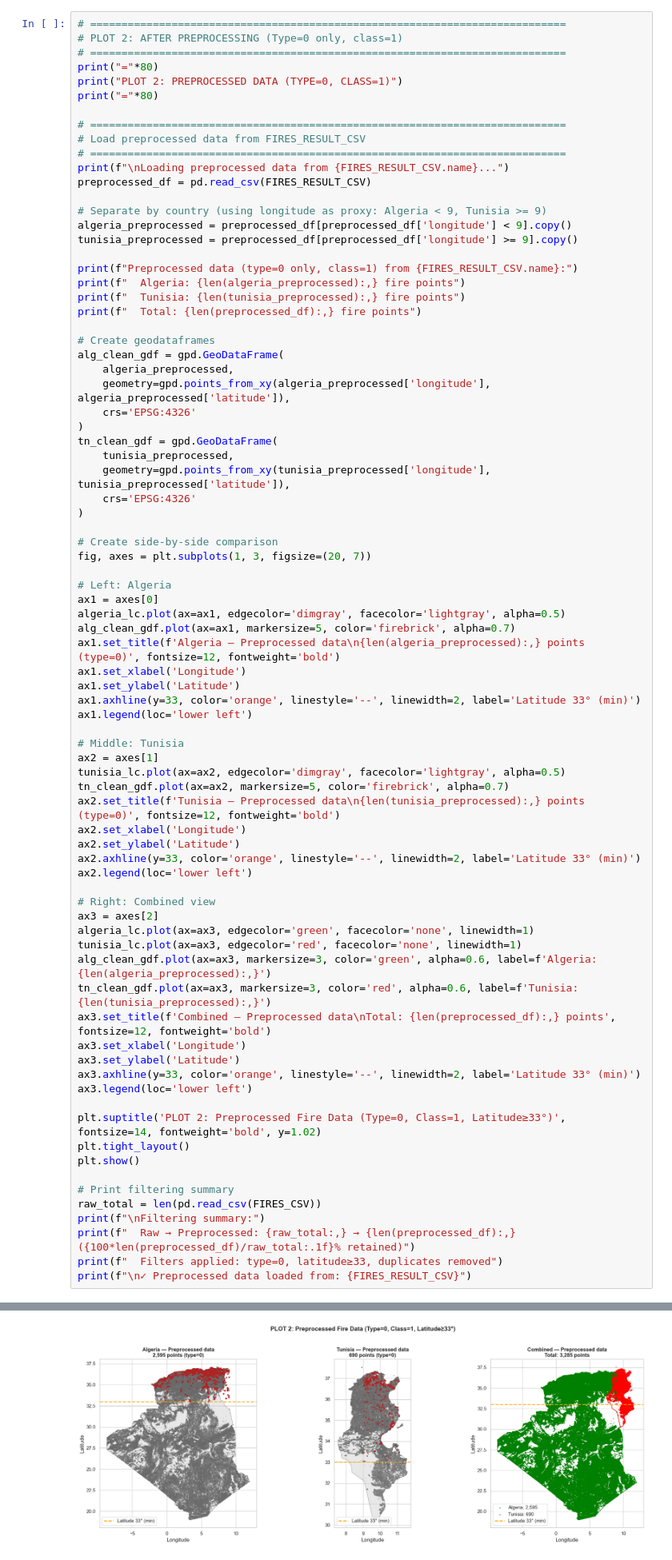
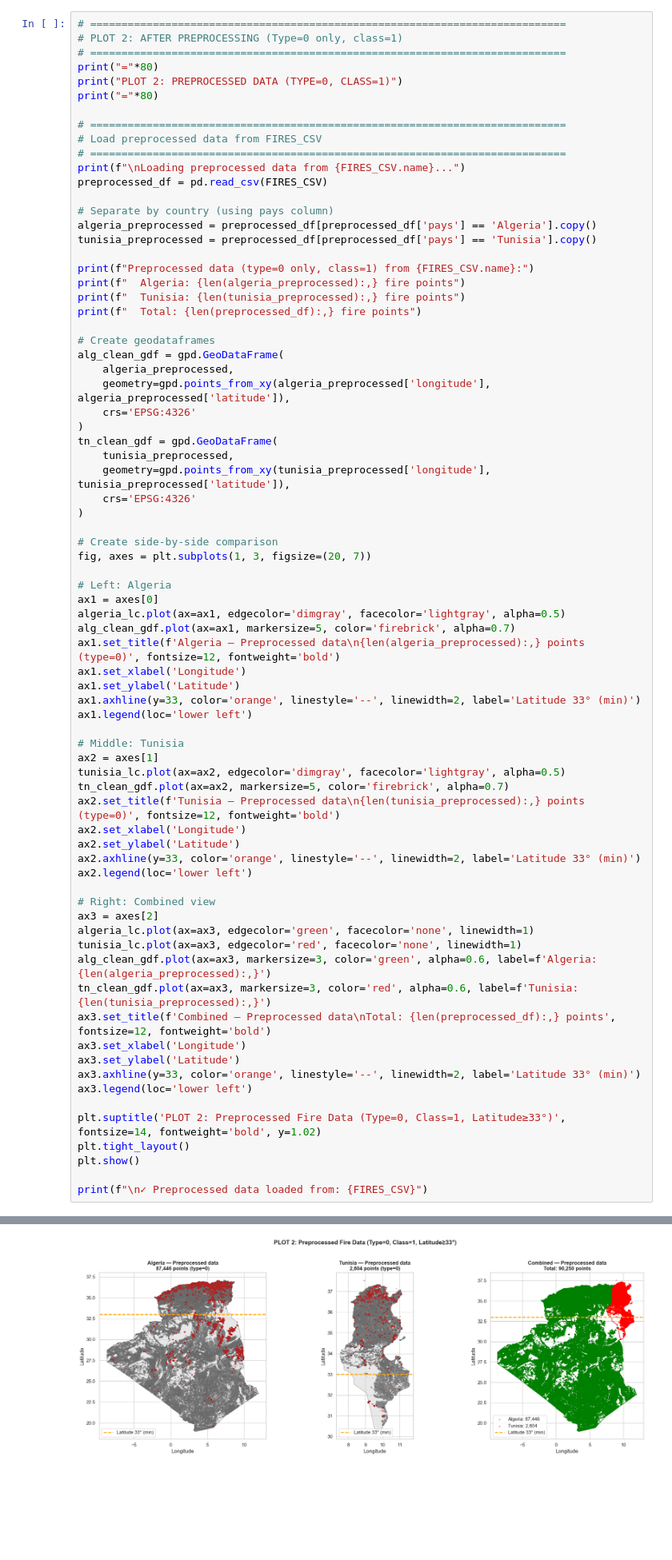
Before and after one commit to BESSAI-Tayeb/forest-fires-algeria-tunisia-analysis, a Jupyter notebook: analysis/analysis/fire.ipynb, the cells around one changed output, grey strips where cells are left out. Shown at 80% size. Cells and saved outputs as stored; diff of their text form; blank space fills up the shorter version.

```diff
--- a/analysis/analysis/fire.ipynb
+++ b/analysis/analysis/fire.ipynb
@@ -921,16 +948,16 @@ print("PLOT 2: PREPROCESSED DATA (TYPE=0, CLASS=1)")
 print("="*80)
 
 # ============================================================================
-# Load preprocessed data from FIRES_RESULT_CSV
+# Load preprocessed data from FIRES_CSV
 # ============================================================================
-print(f"\nLoading preprocessed data from {FIRES_RESULT_CSV.name}...")
-preprocessed_df = pd.read_csv(FIRES_RESULT_CSV)
+print(f"\nLoading preprocessed data from {FIRES_CSV.name}...")
+preprocessed_df = pd.read_csv(FIRES_CSV)
 
-# Separate by country (using longitude as proxy: Algeria < 9, Tunisia >= 9)
-algeria_preprocessed = preprocessed_df[preprocessed_df['longitude'] < 9].copy()
-tunisia_preprocessed = preprocessed_df[preprocessed_df['longitude'] >= 9].copy()
+# Separate by country (using pays column)
+algeria_preprocessed = preprocessed_df[preprocessed_df['pays'] == 'Algeria'].copy()
+tunisia_preprocessed = preprocessed_df[preprocessed_df['pays'] == 'Tunisia'].copy()
 
-print(f"Preprocessed data (type=0 only, class=1) from {FIRES_RESULT_CSV.name}:")
+print(f"Preprocessed data (type=0 only, class=1) from {FIRES_CSV.name}:")
 print(f"  Algeria: {len(algeria_preprocessed):,} fire points")
 print(f"  Tunisia: {len(tunisia_preprocessed):,} fire points")
 print(f"  Total: {len(preprocessed_df):,} fire points")
@@ -986,12 +1013,7 @@ plt.suptitle('PLOT 2: Preprocessed Fire Data (Type=0, Class=1, Latitude≥33°)'
 plt.tight_layout()
 plt.show()
 
-# Print filtering summary
-raw_total = len(pd.read_csv(FIRES_CSV))
-print(f"\nFiltering summary:")
-print(f"  Raw → Preprocessed: {raw_total:,} → {len(preprocessed_df):,} ({100*len(preprocessed_df)/raw_total:.1f}% retained)")
-print(f"  Filters applied: type=0, latitude≥33, duplicates removed")
-print(f"\n✓ Preprocessed data loaded from: {FIRES_RESULT_CSV}")
+print(f"\n✓ Preprocessed data loaded from: {FIRES_CSV}")
 # %% [output]
 ================================================================================
 PLOT 2: PREPROCESSED DATA (TYPE=0, CLASS=1)
@@ -1005 +1027 @@ Preprocessed data (type=0 only, class=1) from fires_clipped.csv:
-[figure, old version]
+[figure, new version]
```
Also changed, not shown: parts of 10 cells of this notebook, 8 other files.
